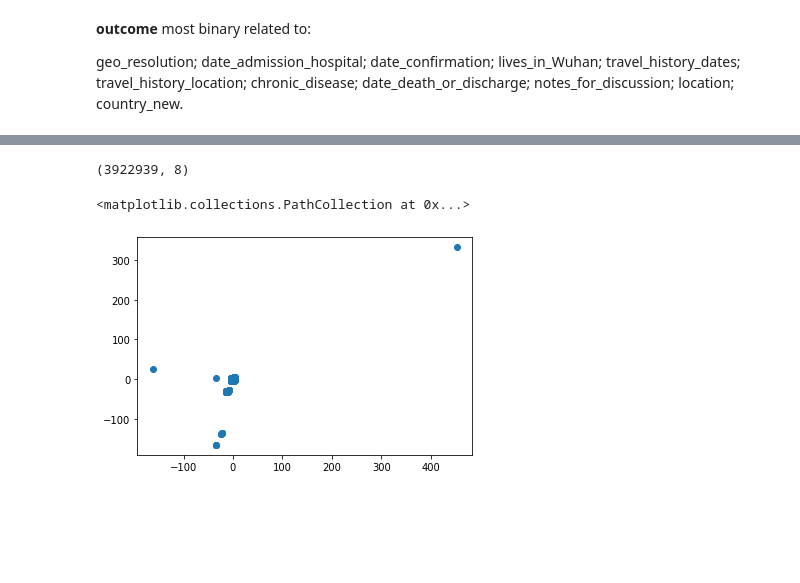
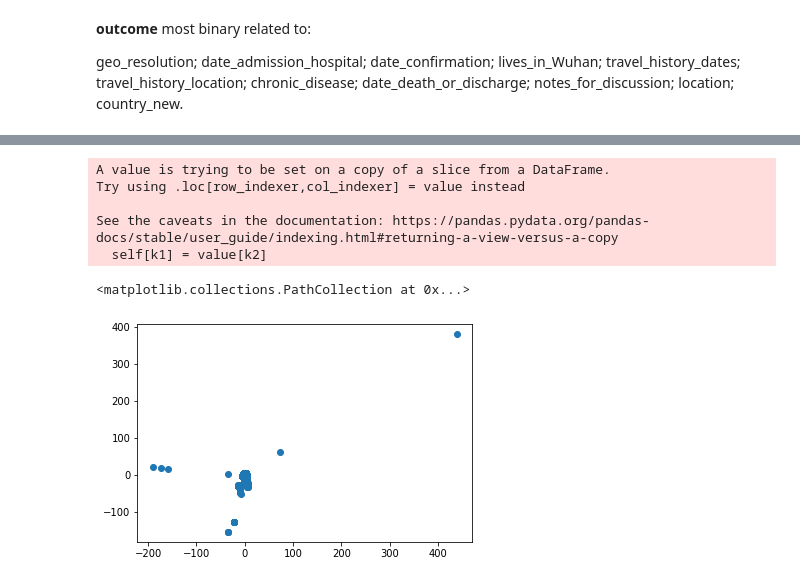
Before and after one commit to MariiaSamsonova/AIProject, a Jupyter notebook: Untitled.ipynb, the cells around one changed output, grey strips where cells are left out. Drawn from its saved outputs; the diff is of its cells as text; code cells hidden in the pictures; blank space fills up the shorter version.

```diff
--- a/Untitled.ipynb
+++ b/Untitled.ipynb
@@ -785,22 +684,35 @@ KeyError: ignored
-# %%
-pca = PCA()
-df_pca = pca.fit_transform(X=X)
-
-df_pca = pd.DataFrame(df_pca)
-print(df_pca.shape)  #> (3147, 784)
-df_pca.round(2).head()
-
-x = StandardScaler().fit_transform(x)
-
-pca = PCA(n_components=2)
-principalComponents = pca.fit_transform(x)
-principalDataframe = pd.DataFrame(data = principalComponents, columns = ['PC1', 'PC2'])
-
-targetDataframe = df['outcome']
-
-newDataframe = pd.concat([principalDataframe, targetDataframe])
-plt.scatter(principalDataframe.PC1, principalDataframe.PC2)
-# %% [output]
-(3922939, 8)
-<matplotlib.collections.PathCollection at 0x...>
-[figure, removed]
+# %%
+df_pca = df[['age',	'latitude',	'longitude',	'lives_in_Wuhan',	'reported_market_exposure',	'chronic_disease_binary',	'outcome',	'admin_id',	'travel_history_binary']]
+
+from sklearn.preprocessing import StandardScaler
+
+t = df[['age',	'latitude',	'longitude',	'lives_in_Wuhan',	'reported_market_exposure',	'chronic_disease_binary',	'admin_id',	'travel_history_binary']]
+t[['lives_in_Wuhan',	'reported_market_exposure',	'chronic_disease_binary',	'travel_history_binary']] = t[['lives_in_Wuhan',	'reported_market_exposure',	'chronic_disease_binary',	'travel_history_binary']].fillna(t[['lives_in_Wuhan',	'reported_market_exposure',	'chronic_disease_binary',	'travel_history_binary']].mean())
+t[['age',	'latitude',	'longitude',	'admin_id']] = t[['age',	'latitude',	'longitude',	'admin_id']].fillna(t[['age',	'latitude',	'longitude',	'admin_id']].quantile(0.5))
+
+
+features = ['age',	'latitude',	'longitude',	'lives_in_Wuhan',	'reported_market_exposure',	'chronic_disease_binary',	'admin_id',	'travel_history_binary']
+x = t.loc[:, features].values
+y = df.loc[:, ['outcome']].values
+
+x = StandardScaler().fit_transform(x)
+
+from sklearn.decomposition import PCA
+pca = PCA(n_components=2)
+principalComponents = pca.fit_transform(x)
+principalDataframe = pd.DataFrame(data = principalComponents, columns = ['PC1', 'PC2'])
+
+targetDataframe = df['outcome']
+
+import matplotlib.pyplot as plt
+
+newDataframe = pd.concat([principalDataframe, targetDataframe], axis =1)
+plt.scatter(principalDataframe.PC1, principalDataframe.PC2)
+# %% [output]
+A value is trying to be set on a copy of a slice from a DataFrame.
+Try using .loc[row_indexer,col_indexer] = value instead
+
+See the caveats in the documentation: https://pandas.pydata.org/pandas-docs/stable/user_guide/indexing.html#returning-a-view-versus-a-copy
+  self[k1] = value[k2]
+<matplotlib.collections.PathCollection at 0x...>
+[figure, added]
```
Also changed, not shown: parts of 9 cells of this notebook.
